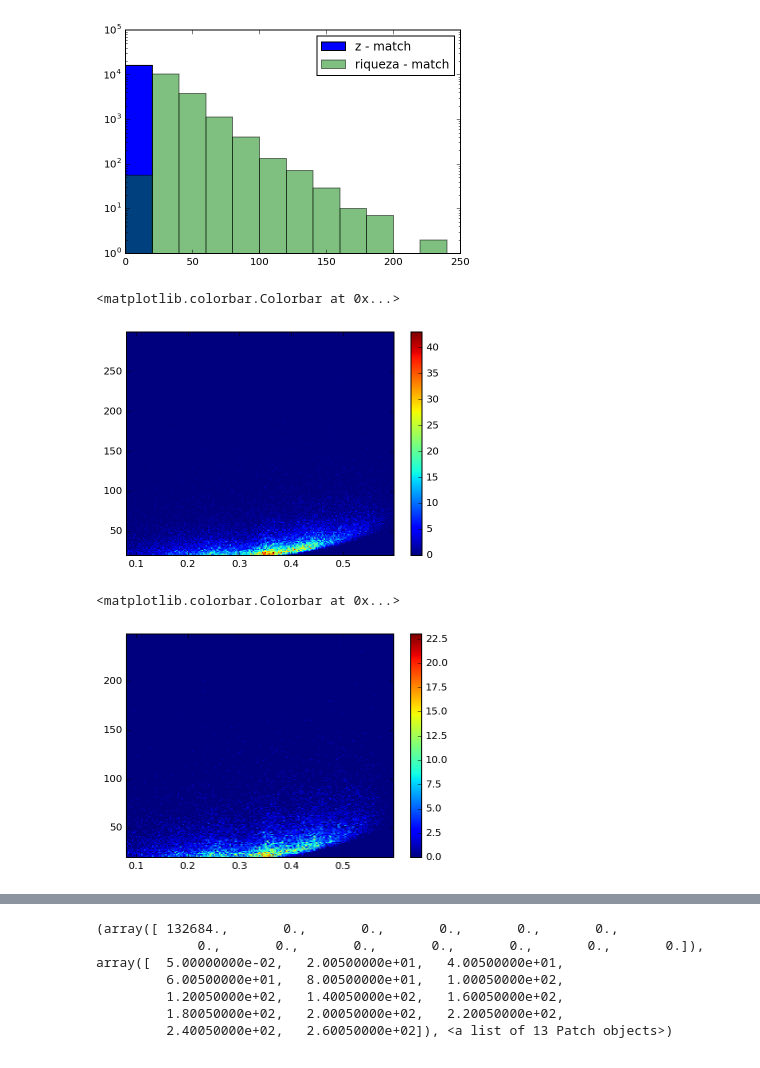
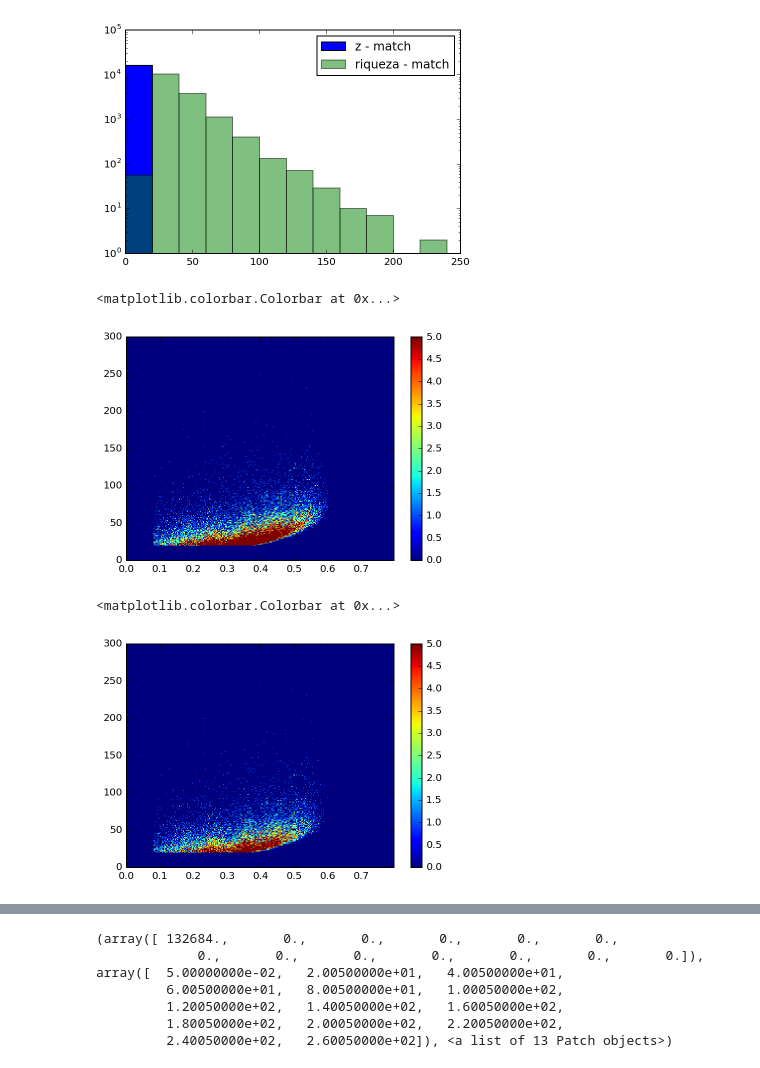
Before and after one commit to clusteron/comparison, a Jupyter notebook: table.ipynb, the cells around one changed output, grey strips where cells are left out. Drawn from its saved outputs; the diff is of its cells as text; code cells hidden in the pictures.

```diff
--- a/table.ipynb
+++ b/table.ipynb
@@ -814,17 +754,17 @@ print hxmr
 [figure]
 # %%
 #plt.hexbin(xr, yr, cmap='Reds')
-h2dr = plt.hist2d(xr, yr, bins = 200)
+h2dr = plt.hist2d(xr, yr, bins=[np.arange(0, 0.8, .003), np.arange(0, 300, .9)], vmin = 0, vmax = 5)
 plt.colorbar()
 # %% [output]
 <matplotlib.colorbar.Colorbar at 0x...>
-[figure, old version]
+[figure, new version]
 # %%
-h2dmr = plt.hist2d(xmr, ymr, bins=200)
+h2dmr = plt.hist2d(xmr, ymr, bins=[np.arange(0, 0.8, .003), np.arange(0, 300, .9)], vmin = 0, vmax = 5)
 plt.colorbar()
 # %% [output]
 <matplotlib.colorbar.Colorbar at 0x...>
-[figure, old version]
+[figure, new version]
 # %%
 #print h2dr
 #print h2dmr
```
Also changed, not shown: parts of 17 cells of this notebook.
